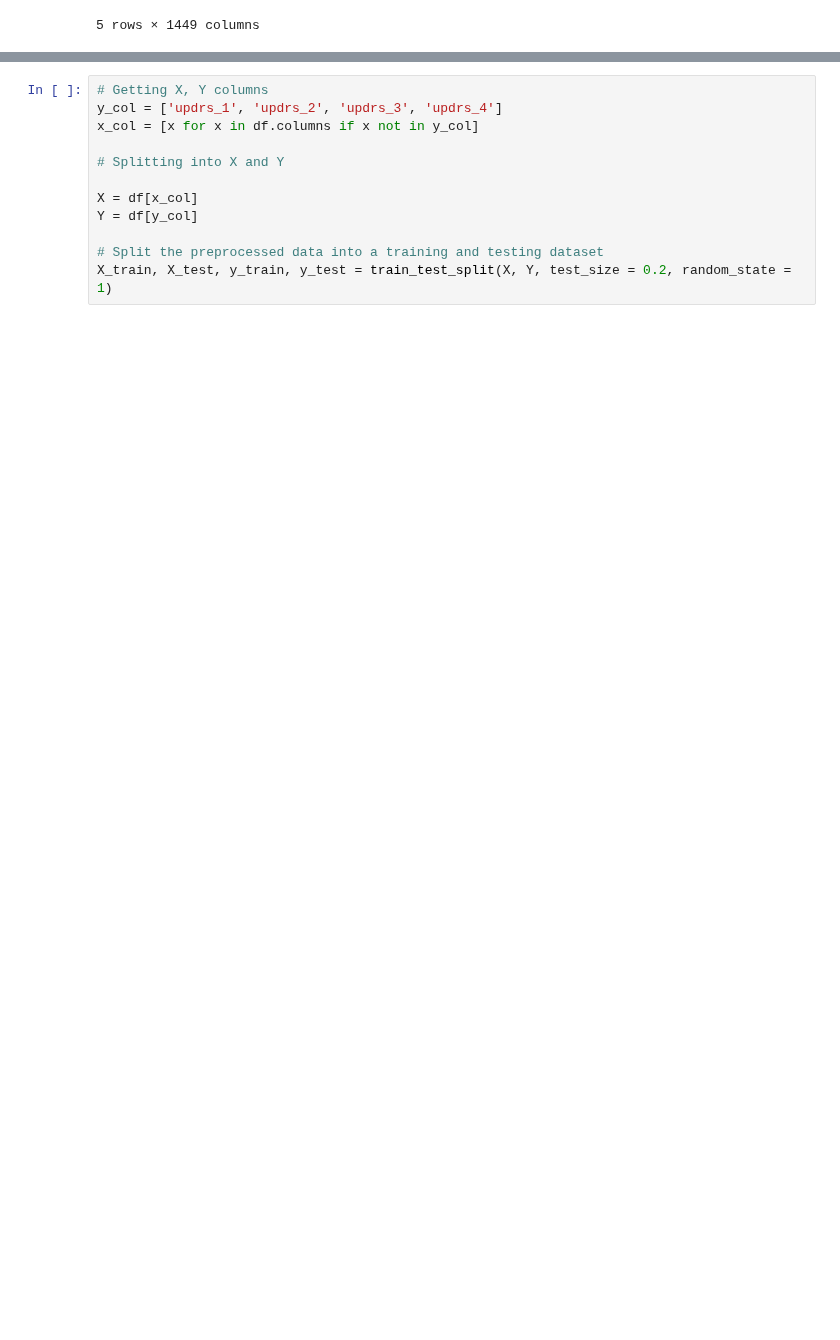
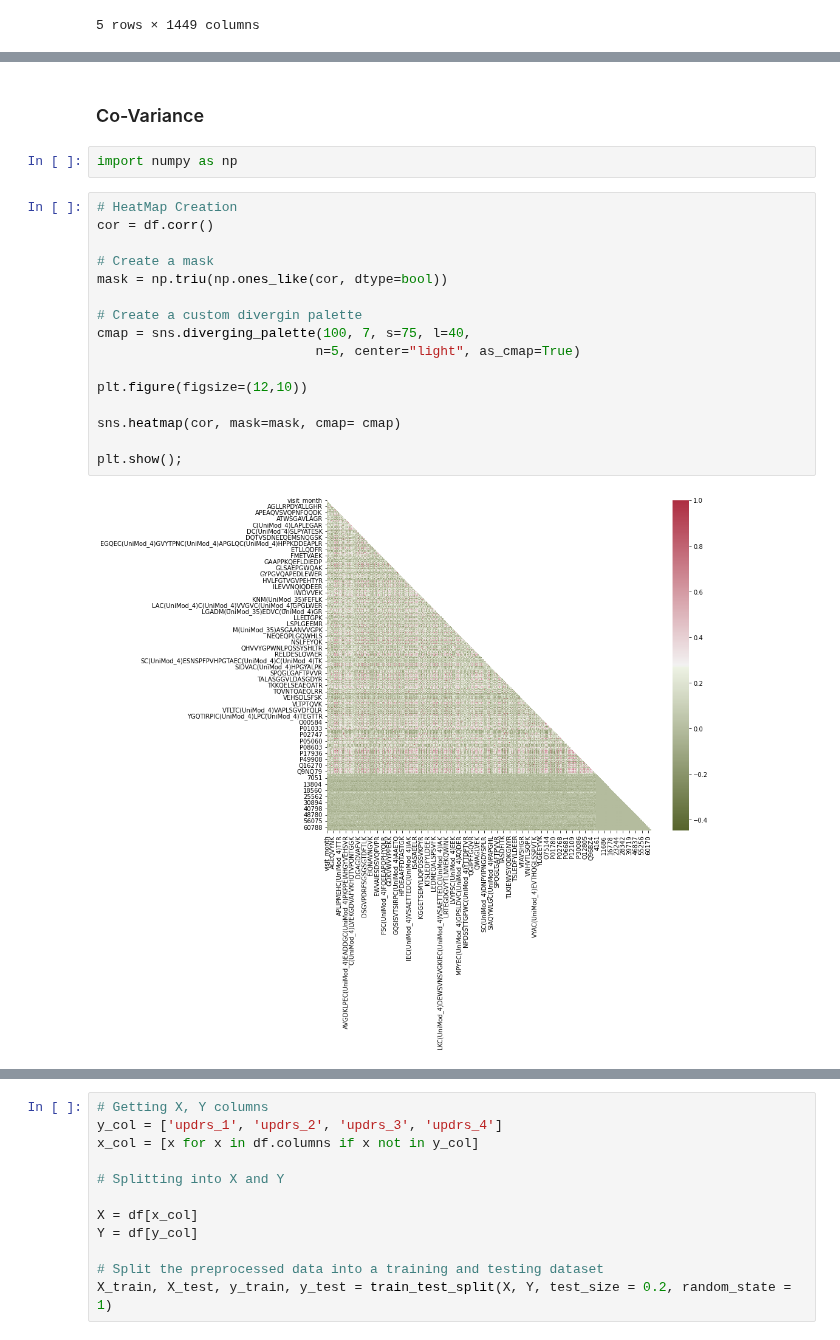
Before and after one commit to Payal-dh/ParkinsonsProgressionModel, a Jupyter notebook: Machine Learning .ipynb, the cells around one changed output, grey strips where cells are left out. Saved outputs shown, nothing was run; the diff lists cells and outputs as text; blank space fills up the shorter version.

```diff
--- a/Machine Learning .ipynb
+++ b/Machine Learning .ipynb
@@ -27,0 +80,22 @@ df.head()
+# %% [markdown]
+### Co-Variance
+# %%
+import numpy as np
+# %%
+# HeatMap Creation
+cor = df.corr()
+
+# Create a mask
+mask = np.triu(np.ones_like(cor, dtype=bool))
+
+# Create a custom divergin palette
+cmap = sns.diverging_palette(100, 7, s=75, l=40,
+                            n=5, center="light", as_cmap=True)
+
+plt.figure(figsize=(12,10))
+
+sns.heatmap(cor, mask=mask, cmap= cmap)
+
+plt.show();
+# %% [output]
+[figure, added]
```
Also changed, not shown: parts of 13 cells of this notebook, 2 other files.
